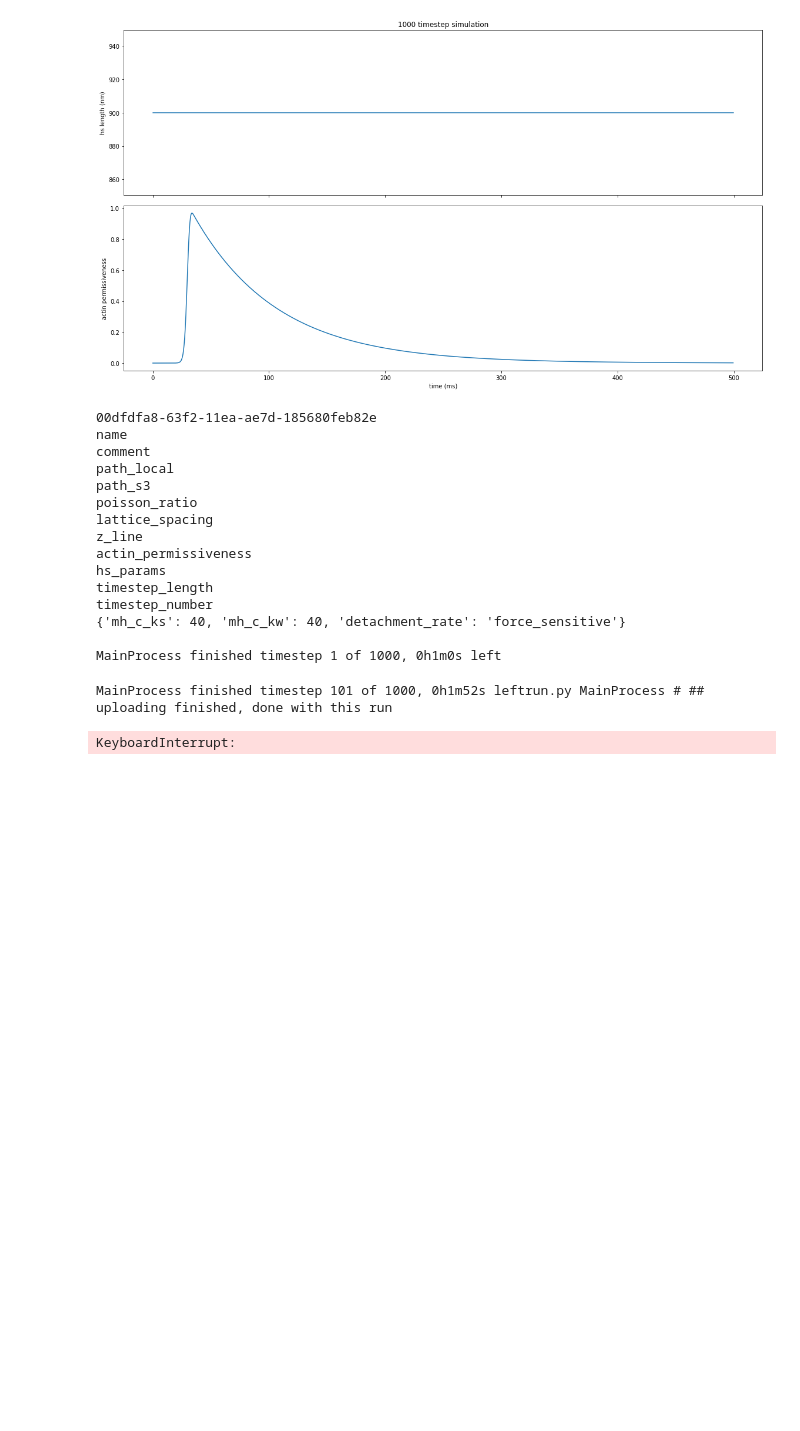
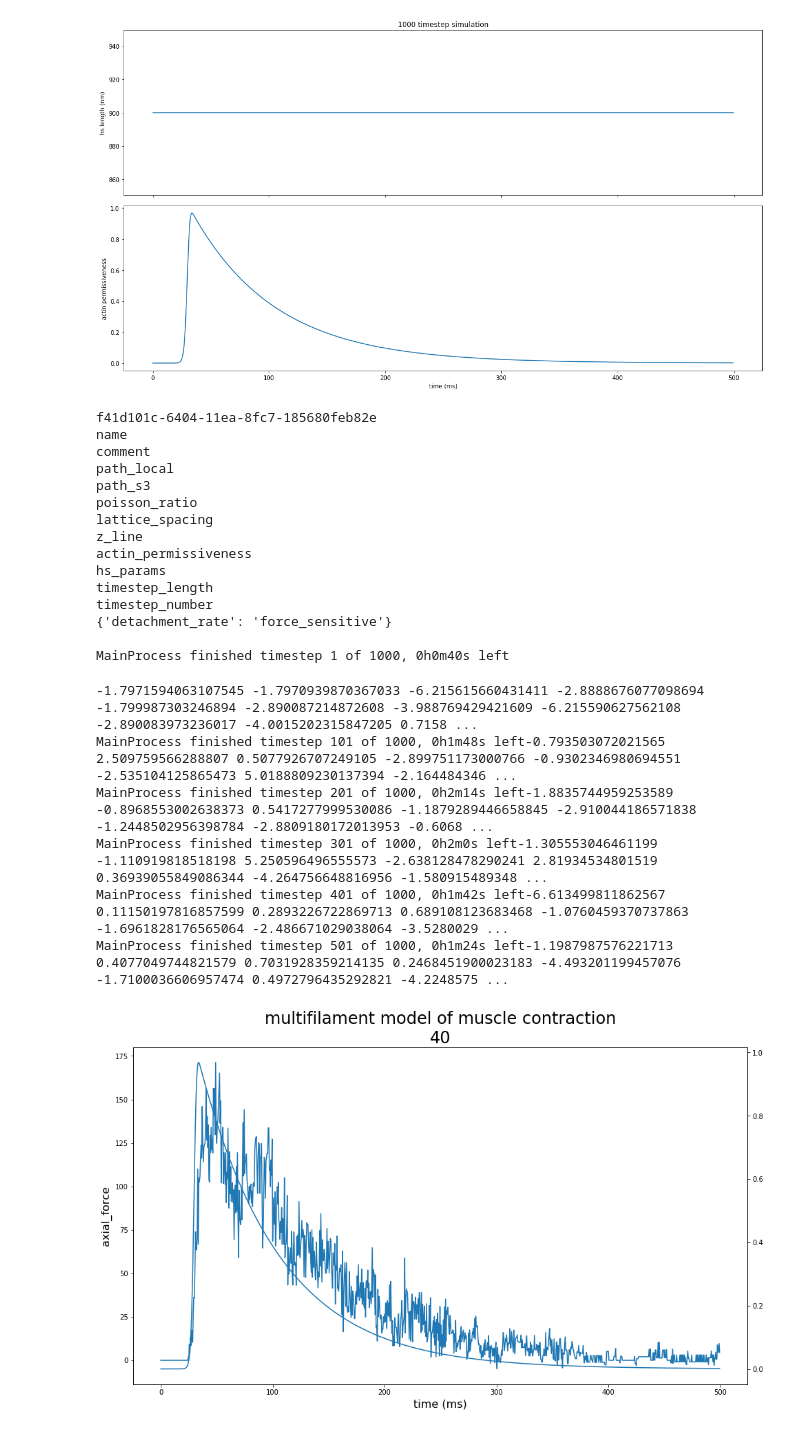
Before and after one commit to travistune3/multifil, a Jupyter notebook: runClient.ipynb, the cells around one changed output. Cells and saved outputs as stored; diff of their text form; code cells hidden in the pictures; blank space fills up the shorter version.

```diff
--- a/runClient.ipynb
+++ b/runClient.ipynb
@@ -29,7 +29,7 @@ gutil.plot_input_traces(time_trace, length_trace, actin_permissiveness_trace)
 output_dir = "../_originalTransitionRates/"
 
 stiffness = 40 # torsional spring
-params = {"mh_c_ks":stiffness, "mh_c_kw":stiffness, "detachment_rate":"force_sensitive"}
+params = {"detachment_rate":"force_sensitive"} #"mh_c_ks":stiffness, "mh_c_kw":stiffness}
 
 # check the comment to see what we are passing to it.
 wl_meta = multifil.aws.metas.emit(output_dir, # local dir to save run output to
@@ -78,37 +78,42 @@ for i in range(len(time_trace)):
     time_trace[i] *= data['timestep_length']
 
 # plot
 fig, axes = plt.subplots(figsize=(16, 9))
 axes.plot(time_trace, data[key])
 
 title = "multifilament model of muscle contraction\n" + wl_meta['comment']
 plt.title(title, fontsize=fs*1.5)
 plt.xlabel("time (ms)", fontsize=fs)
 plt.ylabel(key, fontsize=fs)
 
 ax2 = plt.twinx()
 ax2.plot(time_trace, data['actin_permissiveness'])
 
 save = True # OI! make sure you know whats going on here in this statement
 if save:
     plt.savefig(output_dir + str(run_name) + ".png")
 # %% [output]
-00dfdfa8-63f2-11ea-ae7d-185680feb82e
+f41d101c-6404-11ea-8fc7-185680feb82e
 name
 comment
 path_local
 path_s3
 poisson_ratio
 lattice_spacing
 z_line
 actin_permissiveness
 hs_params
 timestep_length
 timestep_number
-{'mh_c_ks': 40, 'mh_c_kw': 40, 'detachment_rate': 'force_sensitive'}
+{'detachment_rate': 'force_sensitive'}
 
-MainProcess finished timestep 1 of 1000, 0h1m0s left
+MainProcess finished timestep 1 of 1000, 0h0m40s left
-MainProcess finished timestep 101 of 1000, 0h1m52s leftrun.py MainProcess # ## uploading finished, done with this run
+-1.7971594063107545 -1.7970939870367033 -6.215615660431411 -2.8888676077098694 -1.799987303246894 -2.890087214872608 -3.988769429421609 -6.215590627562108 -2.890083973236017 -4.0015202315847205 0.7158 ...
+MainProcess finished timestep 101 of 1000, 0h1m48s left-0.793503072021565 2.509759566288807 0.5077926707249105 -2.899751173000766 -0.9302346980694551 -2.535104125865473 5.0188809230137394 -2.164484346 ...
+MainProcess finished timestep 201 of 1000, 0h2m14s left-1.8835744959253589 -0.8968553002638373 0.5417277999530086 -1.1879289446658845 -2.910044186571838 -1.2448502956398784 -2.8809180172013953 -0.6068 ...
+MainProcess finished timestep 301 of 1000, 0h2m0s left-1.305553046461199 -1.110919818518198 5.250596496555573 -2.638128478290241 2.81934534801519 0.36939055849086344 -4.264756648816956 -1.580915489348 ...
+MainProcess finished timestep 401 of 1000, 0h1m42s left-6.613499811862567 0.11150197816857599 0.2893226722869713 0.689108123683468 -1.0760459370737863 -1.6961828176565064 -2.486671029038064 -3.5280029 ...
+MainProcess finished timestep 501 of 1000, 0h1m24s left-1.1987987576221713 0.4077049744821579 0.7031928359214135 0.2468451900023183 -4.493201199457076 -1.7100036606957474 0.4972796435292821 -4.2248575 ...
-KeyboardInterrupt:
+[figure, added]
 # %%
 plt.plot(data['xb_trans_31'])
```
Also changed, not shown: parts of 2 cells of this notebook, 11 other files.
